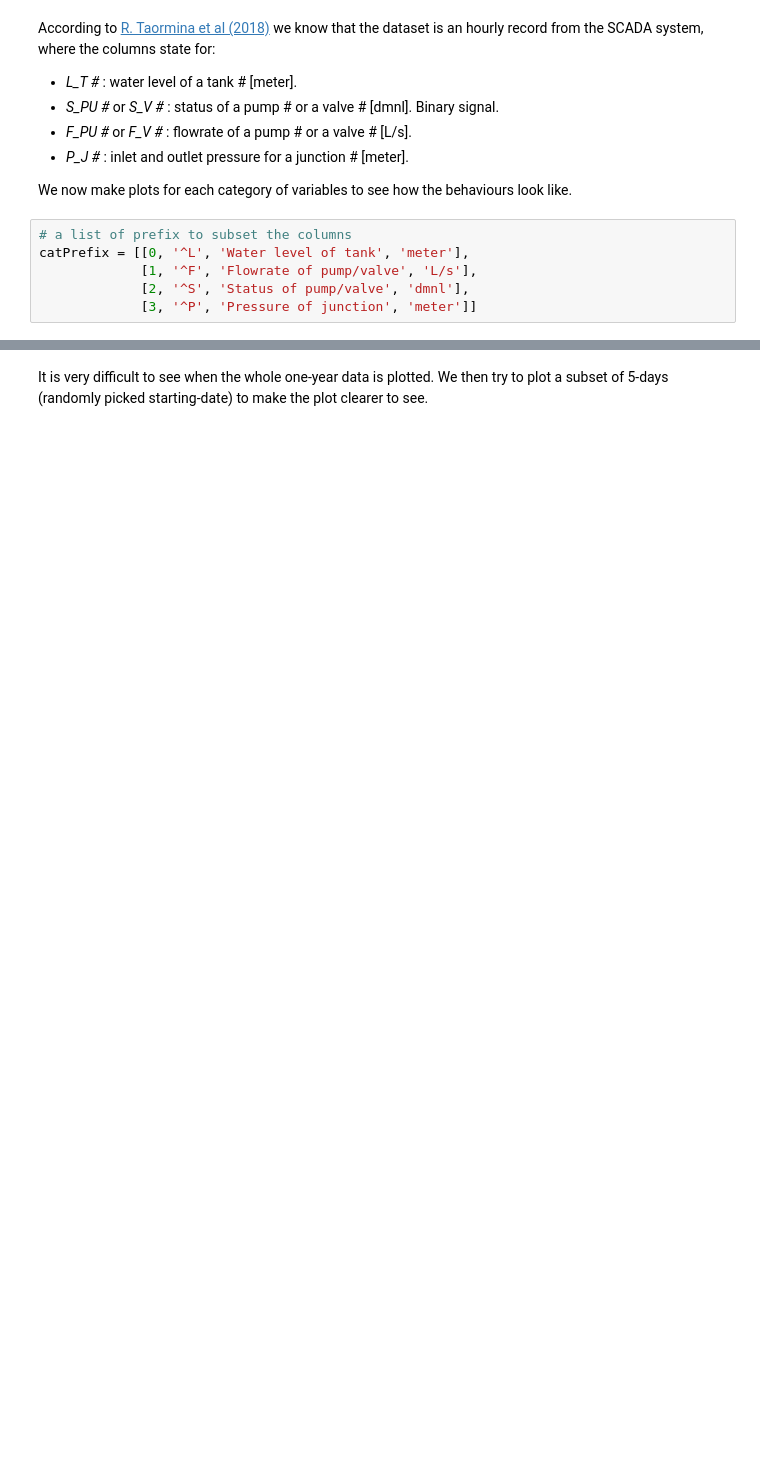
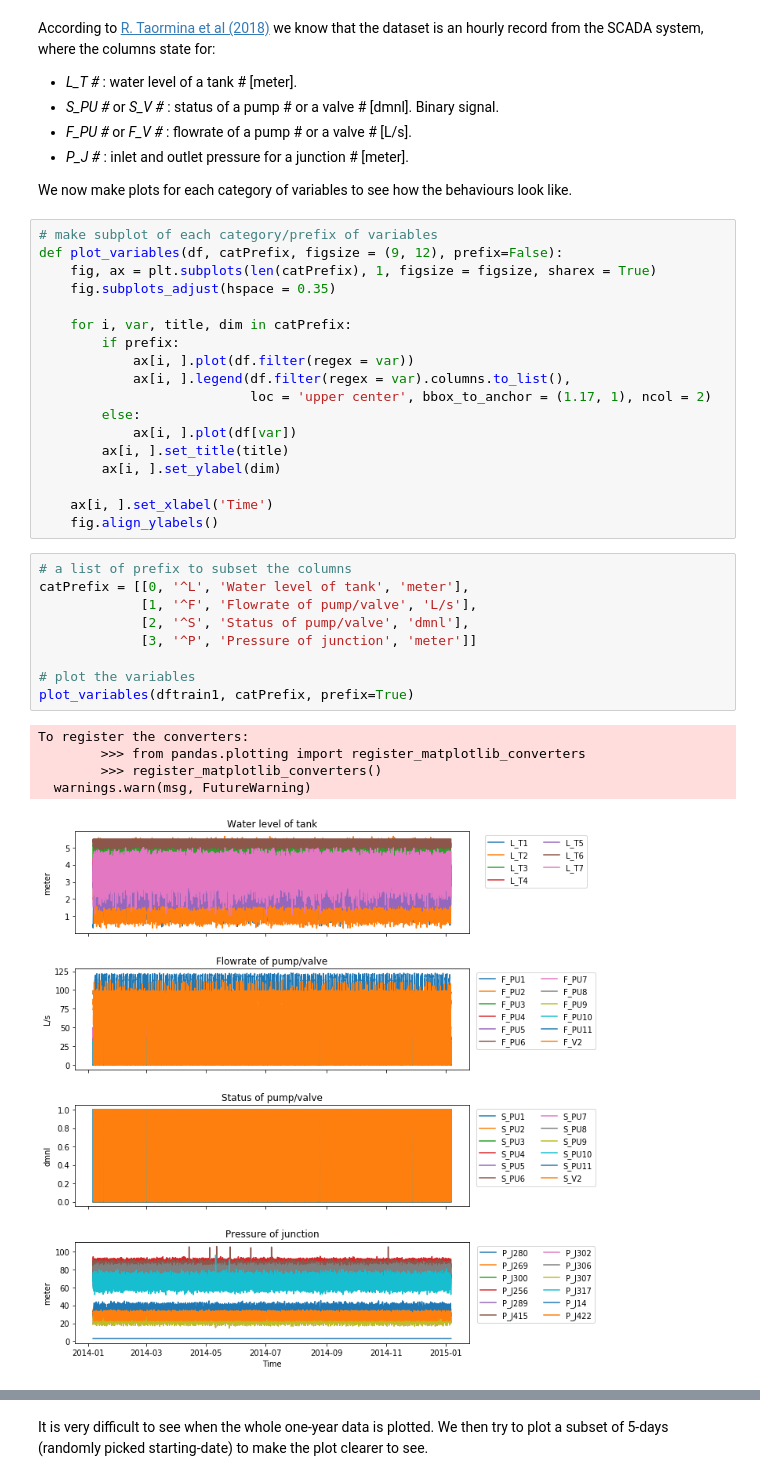
Before and after one commit to chengh42/Cyber-Data-Analytics, a Jupyter notebook: batadal/Task1_Familiarization.ipynb, the cells around one changed output, grey strips where cells are left out. Cells and saved outputs as stored; diff of their text form; blank space fills up the shorter version.

```diff
--- a/batadal/Task1_Familiarization.ipynb
+++ b/batadal/Task1_Familiarization.ipynb
@@ -68,9 +75,36 @@ According to [R. Taormina et al (2018)](http://dx.doi.org/10.1061/(ASCE)WR.1943-
 - *P_J #* : inlet and outlet pressure for a junction # [meter].
 
 We now make plots for each category of variables to see how the behaviours look like.
+# %%
+# make subplot of each category/prefix of variables
+def plot_variables(df, catPrefix, figsize = (9, 12), prefix=False):
+    fig, ax = plt.subplots(len(catPrefix), 1, figsize = figsize, sharex = True)
+    fig.subplots_adjust(hspace = 0.35)
+
+    for i, var, title, dim in catPrefix:
+        if prefix:
+            ax[i, ].plot(df.filter(regex = var))
+            ax[i, ].legend(df.filter(regex = var).columns.to_list(),
+                           loc = 'upper center', bbox_to_anchor = (1.17, 1), ncol = 2)
+        else:
+            ax[i, ].plot(df[var])
+        ax[i, ].set_title(title)
+        ax[i, ].set_ylabel(dim)
+
+    ax[i, ].set_xlabel('Time')
+    fig.align_ylabels()
 # %%
 # a list of prefix to subset the columns
 catPrefix = [[0, '^L', 'Water level of tank', 'meter'],
              [1, '^F', 'Flowrate of pump/valve', 'L/s'],
              [2, '^S', 'Status of pump/valve', 'dmnl'],
              [3, '^P', 'Pressure of junction', 'meter']]
+
+# plot the variables
+plot_variables(dftrain1, catPrefix, prefix=True)
+# %% [output]
+To register the converters:
+        >>> from pandas.plotting import register_matplotlib_converters
+        >>> register_matplotlib_converters()
+  warnings.warn(msg, FutureWarning)
+[figure, added]
```
Also changed, not shown: parts of 29 cells of this notebook.
